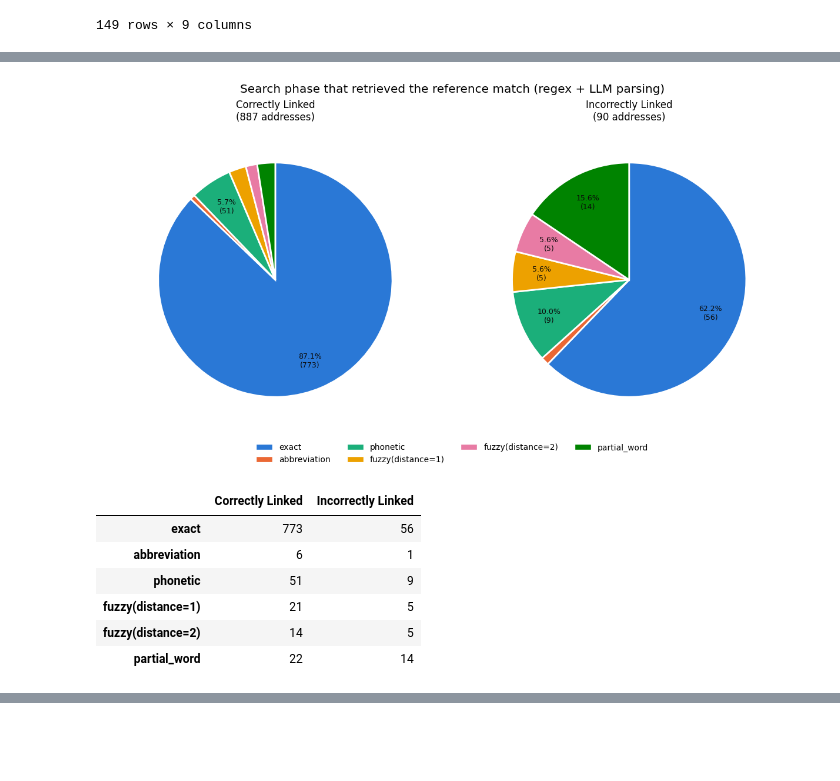
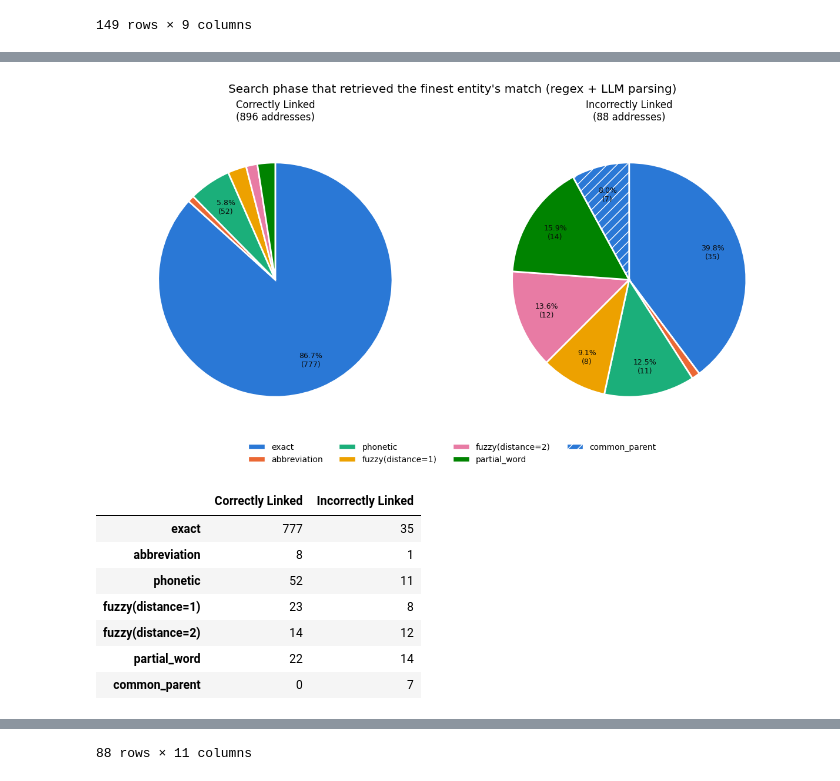
Before and after one commit to ISE-FIZKarlsruhe/bzk-address-parsing, a Jupyter notebook: entity_linking.ipynb, the cells around one changed output, grey strips where cells are left out. Saved outputs shown, nothing was run; the diff lists cells and outputs as text; code cells hidden in the pictures; blank space fills up the shorter version.

Commit message:
Reworking search phase settling and disambiguation significance logic (8.5 fp, 0.9 fn, 2.8 pl, 87.8 tp)

```diff
--- a/entity_linking.ipynb
+++ b/entity_linking.ipynb
@@ -268,13 +282,15 @@ display(weighted_score_contributions)
 # %%
-reference_search_phase_counts = utils.reference_search_phase_counts(outcomes, bzkopen_gt)
-utils.plot_pies_by_link_status(reference_search_phase_counts, title="Search phase that retrieved the reference match (regex + LLM parsing)")
-display(reference_search_phase_counts)
+finest_search_phase_counts = utils.finest_search_phase_counts(outcomes, bzkopen_gt)
+utils.plot_pies_by_link_status(finest_search_phase_counts, title="Search phase that retrieved the finest entity's match (regex + LLM parsing)")
+display(finest_search_phase_counts)
+display(utils.incorrectly_linked_by_finest_search_phase(bzkopen_merged, outcomes, bzkopen_gt))
 # %% [output]
-[figure, old version]
+[figure, new version]
 |  | Correctly Linked | Incorrectly Linked |
-| exact | 773 | 56 |
-| abbreviation | 6 | 1 |
-| phonetic | 51 | 9 |
-| fuzzy(distance=1) | 21 | 5 |
-| fuzzy(distance=2) | 14 | 5 |
+| exact | 777 | 35 |
+| abbreviation | 8 | 1 |
+| phonetic | 52 | 11 |
+| fuzzy(distance=1) | 23 | 8 |
+| fuzzy(distance=2) | 14 | 12 |
 | partial_word | 22 | 14 |
+| common_parent | 0 | 7 |
@@ -281,3 +309,4 @@ display(reference_search_phase_counts)
+88 rows × 11 columns
 # %%
 parsing_method_counts = utils.parsing_method_counts(outcomes, bzkopen_gt, parsed_rows)
 utils.plot_pies_by_link_status(parsing_method_counts, title="Parsing method (regex or LLM fallback)")
```
Also changed, not shown: parts of 19 cells of this notebook, 7 other files.
